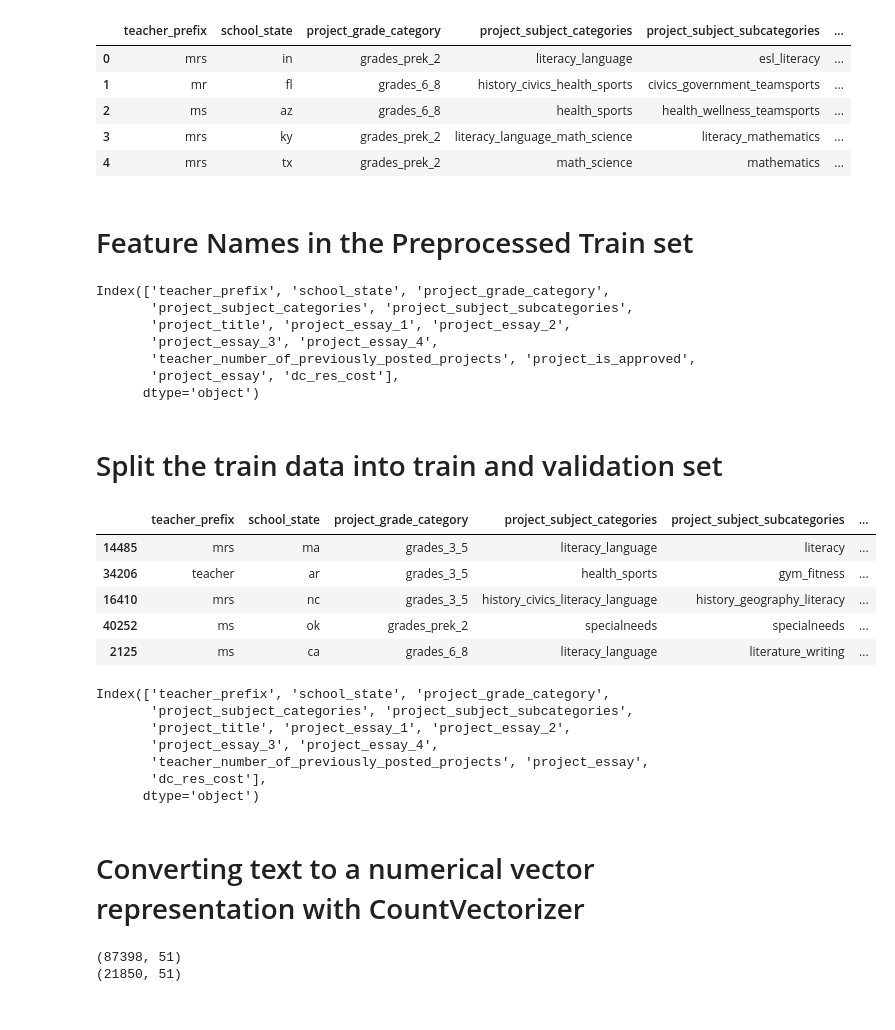
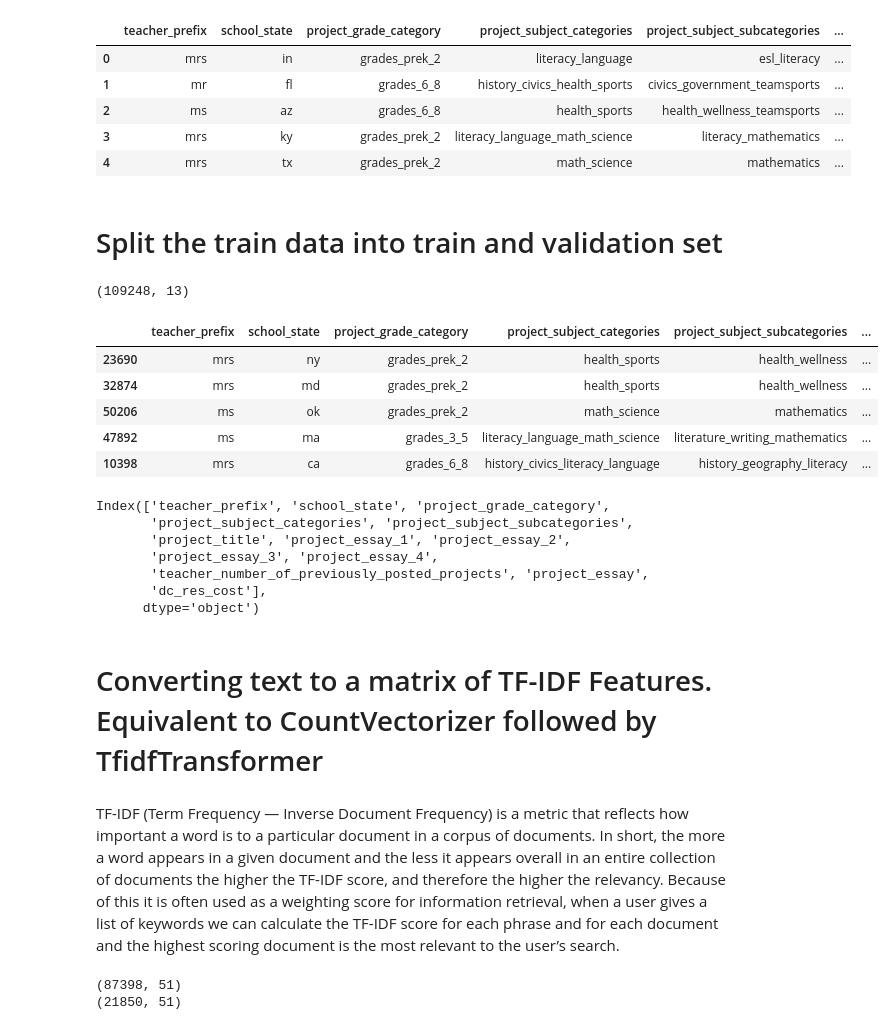
Before and after one commit to arutraj/ML_Basics, a Jupyter notebook: Rajavel_Sethupathi_DonorsChoose.ipynb, the cells around one changed output. Cells and saved outputs as stored; diff of their text form; code cells hidden in the pictures.

```diff
--- a/Rajavel_Sethupathi_DonorsChoose.ipynb
+++ b/Rajavel_Sethupathi_DonorsChoose.ipynb
@@ -522,36 +525,24 @@ dc_train_data_merged.head()
 | 2 | ms | az | grades_6_8 | health_sports | health_wellness_teamsports | ... |
 | 3 | mrs | ky | grades_prek_2 | literacy_language_math_science | literacy_mathematics | ... |
 | 4 | mrs | tx | grades_prek_2 | math_science | mathematics | ... |
-# %% [markdown]
-# Feature Names in the Preprocessed Train set
-# %%
-print(dc_train_data_merged.columns)
-# %% [output]
-Index(['teacher_prefix', 'school_state', 'project_grade_category',
-       'project_subject_categories', 'project_subject_subcategories',
-       'project_title', 'project_essay_1', 'project_essay_2',
-       'project_essay_3', 'project_essay_4',
-       'teacher_number_of_previously_posted_projects', 'project_is_approved',
-       'project_essay', 'dc_res_cost'],
-      dtype='object')
 # %% [markdown]
 # Split the train data into train and validation set
 # %%
 y_dc_train_data_merged = dc_train_data_merged['project_is_approved'].values
 x_dc_train_data_merged = dc_train_data_merged.drop(['project_is_approved'], axis=1)
 
-#X_dc_train, X_dc_validation, y_dc_train, y_dc_validation = train_test_split(x_dc_train_data_merged, y_dc_train_data_merged, test_size=0.20, stratify=y_dc_train_data_merged)
-X_dc_train, X_dc_validation, y_dc_train, y_dc_validation = train_test_split(x_dc_train_data_merged, y_dc_train_data_merged, test_size=0.20)
-x_dc_train_data_merged.shape
+X_dc_train, X_dc_validation, y_dc_train, y_dc_validation = train_test_split(x_dc_train_data_merged, y_dc_train_data_merged, test_size=0.20,random_state=42)
+print(x_dc_train_data_merged.shape)
 
 X_dc_train.head()
 # %% [output]
+(109248, 13)
 |  | teacher_prefix | school_state | project_grade_category | project_subject_categories | project_subject_subcategories | ... |
-| 14485 | mrs | ma | grades_3_5 | literacy_language | literacy | ... |
-| 34206 | teacher | ar | grades_3_5 | health_sports | gym_fitness | ... |
-| 16410 | mrs | nc | grades_3_5 | history_civics_literacy_language | history_geography_literacy | ... |
-| 40252 | ms | ok | grades_prek_2 | specialneeds | specialneeds | ... |
-| 2125 | ms | ca | grades_6_8 | literacy_language | literature_writing | ... |
+| 23690 | mrs | ny | grades_prek_2 | health_sports | health_wellness | ... |
+| 32874 | mrs | md | grades_prek_2 | health_sports | health_wellness | ... |
+| 50206 | ms | ok | grades_prek_2 | math_science | mathematics | ... |
+| 47892 | ms | ma | grades_3_5 | literacy_language_math_science | literature_writing_mathematics | ... |
+| 10398 | mrs | ca | grades_6_8 | history_civics_literacy_language | history_geography_literacy | ... |
 # %%
 x_dc_train_data_merged.columns
 # %% [output]
@@ -563,6 +554,9 @@ Index(['teacher_prefix', 'school_state', 'project_grade_category',
        'dc_res_cost'],
       dtype='object')
 # %% [markdown]
-# Converting text to a numerical vector representation with CountVectorizer
+# Converting text to a matrix of TF-IDF Features. Equivalent to CountVectorizer followed by TfidfTransformer
+# %% [markdown]
+TF-IDF (Term Frequency — Inverse Document Frequency) is a metric that reflects how important a word is to a particular document in a corpus of documents.
+In short, the more a word appears in a given document and the less it appears overall in an entire collection of documents the higher the TF-IDF score, and therefore the higher the relevancy. Because of this it is often used as a weighting score for information retrieval, when a user gives a list of keywords we can calculate the TF-IDF score for each phrase and for each document and the highest scoring document is the most relevant to the user’s search.
 # %%
 vectorizer_on_features = CountVectorizer(lowercase=False, binary=True)
```
Also changed, not shown: parts of 21 cells of this notebook.
